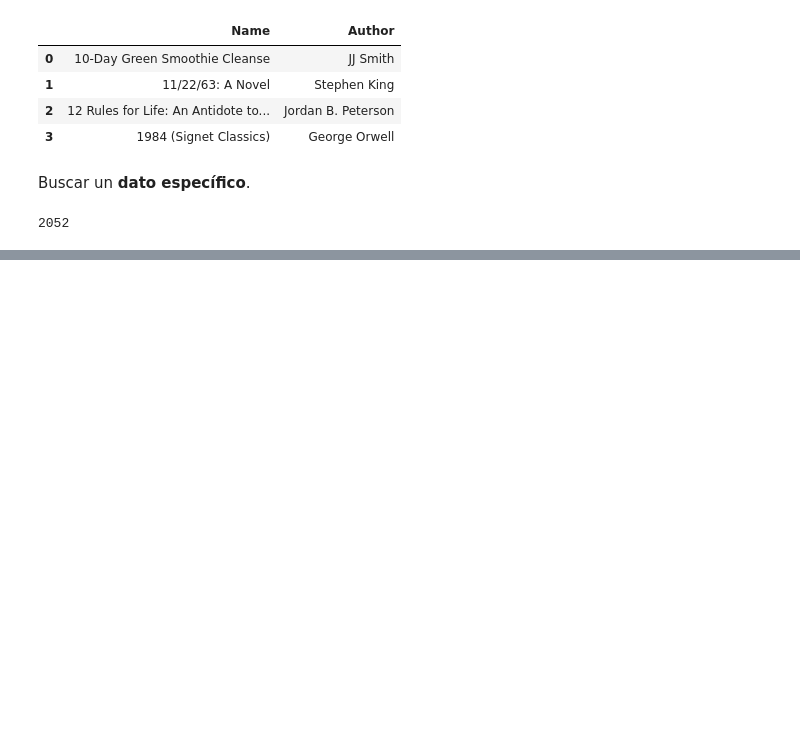
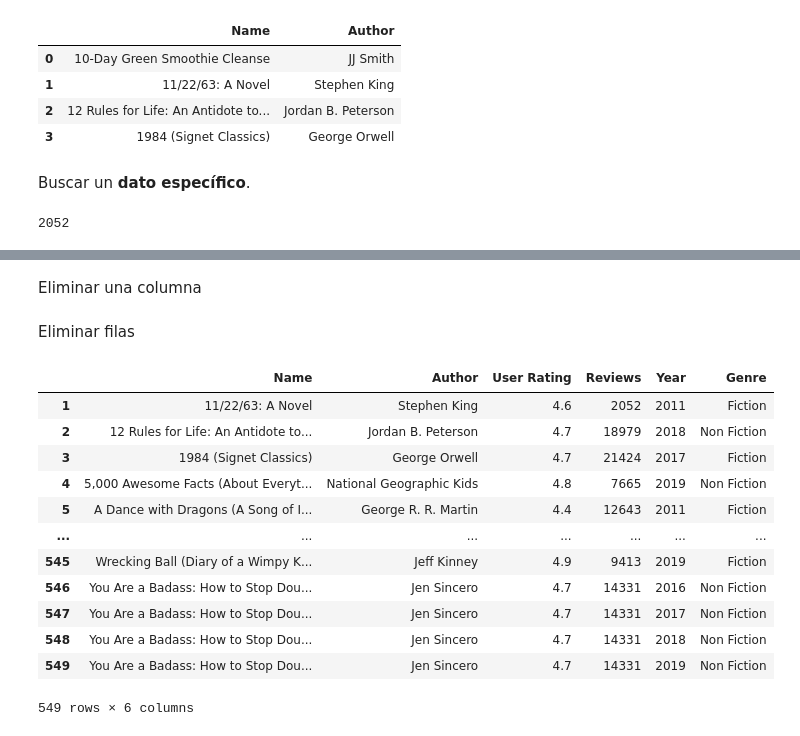
Before and after one commit to Carmen-N/Manipulaci-n-y-Transformaci-n-de-Datos-con-Pandas-y-NumPy, a Jupyter notebook: proyecto_con_Pandas_.ipynb, the cells around one changed output, grey strips where cells are left out. Cells and saved outputs as stored; diff of their text form; code cells hidden in the pictures; blank space fills up the shorter version.

```diff
--- a/proyecto_con_Pandas_.ipynb
+++ b/proyecto_con_Pandas_.ipynb
@@ -214,0 +241,2 @@ df_books.iloc[1,3]                                            #muestra el dato a
+# %% [markdown]
+Eliminar una columna
@@ -214,0 +245,18 @@ df_books.iloc[1,3]                                            #muestra el dato a
+# %% [markdown]
+Eliminar filas
+# %%
+df_books.drop(0, axis=0)                                                   #elimina la fila 0 del dataFrame
+# %% [output]
+|  | Name | Author | User Rating | Reviews | Year | Genre |
+| 1 | 11/22/63: A Novel | Stephen King | 4.6 | 2052 | 2011 | Fiction |
+| 2 | 12 Rules for Life: An Antidote to... | Jordan B. Peterson | 4.7 | 18979 | 2018 | Non Fiction |
+| 3 | 1984 (Signet Classics) | George Orwell | 4.7 | 21424 | 2017 | Fiction |
+| 4 | 5,000 Awesome Facts (About Everyt... | National Geographic Kids | 4.8 | 7665 | 2019 | Non Fiction |
+| 5 | A Dance with Dragons (A Song of I... | George R. R. Martin | 4.4 | 12643 | 2011 | Fiction |
+| ... | ... | ... | ... | ... | ... | ... |
+| 545 | Wrecking Ball (Diary of a Wimpy K... | Jeff Kinney | 4.9 | 9413 | 2019 | Fiction |
+| 546 | You Are a Badass: How to Stop Dou... | Jen Sincero | 4.7 | 14331 | 2016 | Non Fiction |
+| 547 | You Are a Badass: How to Stop Dou... | Jen Sincero | 4.7 | 14331 | 2017 | Non Fiction |
+| 548 | You Are a Badass: How to Stop Dou... | Jen Sincero | 4.7 | 14331 | 2018 | Non Fiction |
+| 549 | You Are a Badass: How to Stop Dou... | Jen Sincero | 4.7 | 14331 | 2019 | Non Fiction |
+549 rows × 6 columns
```
Also changed, not shown: parts of 20 cells of this notebook.
